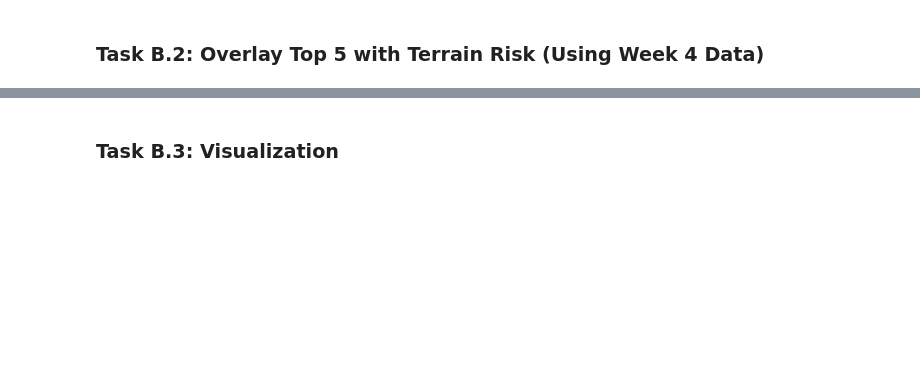
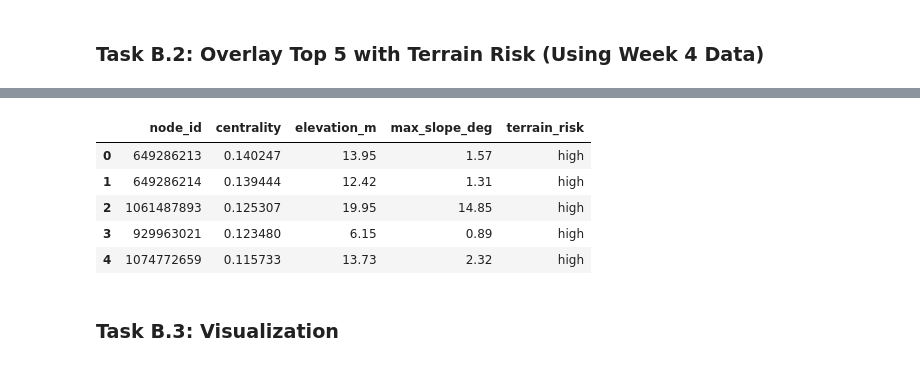
Before and after one commit to bravo309355/2026_Remote_Sensing, a Jupyter notebook: submission/Homework-7/ARIA_v4.ipynb, the cells around one changed output, grey strips where cells are left out. Saved outputs shown, nothing was run; the diff lists cells and outputs as text; code cells hidden in the pictures; blank space fills up the shorter version.

```diff
--- a/submission/Homework-7/ARIA_v4.ipynb
+++ b/submission/Homework-7/ARIA_v4.ipynb
@@ -203,0 +244,77 @@ print(top_5_gdf[['node_id', 'centrality']])
+# %%
+# [S6] Terrain Risk Overlay using Week 4 DEM
+
+from rasterio.warp import transform as rio_transform
+from rasterio.windows import Window
+
+top_5_gdf = gpd.GeoDataFrame(
+    [
+        {
+            "node_id": int(node_id),
+            "centrality": float(cent_val),
+            "geometry": Point(G_proj.nodes[node_id]["x"], G_proj.nodes[node_id]["y"]),
+        }
+        for node_id, cent_val in top_5_nodes
+    ],
+    crs=G_proj.graph["crs"],
+)
+
+def sample_dem_metrics(dem_src, x, y, source_crs):
+    dem_crs = dem_src.crs.to_string() if dem_src.crs else str(source_crs)
+    sample_x, sample_y = float(x), float(y)
+    if dem_crs != str(source_crs):
+        xs, ys = rio_transform(str(source_crs), dem_crs, [sample_x], [sample_y])
+        sample_x, sample_y = xs[0], ys[0]
+
+    elev_sample = next(dem_src.sample([(sample_x, sample_y)], masked=True))[0]
+    elevation = np.nan if np.ma.is_masked(elev_sample) else float(elev_sample)
+
+    row_idx, col_idx = dem_src.index(sample_x, sample_y)
+    patch = dem_src.read(
+        1,
+        window=Window(col_idx - 1, row_idx - 1, 3, 3),
+        boundless=True,
+        masked=True,
+    ).astype("float64")
+    arr = np.asarray(patch.filled(np.nan), dtype="float64")
+    finite = np.isfinite(arr)
+    if finite.sum() < 4:
+        return elevation, np.nan
+    fill_value = float(np.nanmedian(arr[finite]))
+    arr[~finite] = fill_value
+    res_x = abs(float(dem_src.transform.a)) or 20.0
+    res_y = abs(float(dem_src.transform.e)) or 20.0
+    grad_y, grad_x = np.gradient(arr, res_y, res_x)
+    slope_deg = np.degrees(np.arctan(np.sqrt(grad_x**2 + grad_y**2)))
+    return elevation, float(np.nanmax(slope_deg))
+
+risk_rows = []
+with rasterio.open(DEM_PATH) as dem_src:
+    for row in top_5_gdf.itertuples():
+        elevation_m, max_slope_deg = sample_dem_metrics(
+            dem_src,
+            row.geometry.x,
+            row.geometry.y,
+            G_proj.graph["crs"],
+        )
+        if np.isfinite(max_slope_deg) and (max_slope_deg > 45 or elevation_m < 5):
+            terrain_risk = "very_high"
+        elif np.isfinite(max_slope_deg) and (max_slope_deg > 30 or elevation_m < 20):
+            terrain_risk = "high"
+        elif np.isfinite(max_slope_deg) and max_slope_deg > 15:
+            terrain_risk = "medium"
+        else:
+            terrain_risk = "low"
+        risk_rows.append(
+            {
+                "node_id": row.node_id,
+                "elevation_m": round(elevation_m, 2) if np.isfinite(elevation_m) else np.nan,
+                "max_slope_deg": round(max_slope_deg, 2) if np.isfinite(max_slope_deg) else np.nan,
+                "terrain_risk": terrain_risk,
+            }
+        )
+
+top_5_gdf = top_5_gdf.merge(pd.DataFrame(risk_rows), on="node_id", how="left")
+print("Top 5 bottlenecks with Week 4 terrain context:")
+display(top_5_gdf[["node_id", "centrality", "elevation_m", "max_slope_deg", "terrain_risk"]])
+# %% [output]
@@ -204,3 +322,9 @@ print(top_5_gdf[['node_id', 'centrality']])
+|  | node_id | centrality | elevation_m | max_slope_deg | terrain_risk |
+| 0 | 649286213 | 0.140247 | 13.95 | 1.57 | high |
+| 1 | 649286214 | 0.139444 | 12.42 | 1.31 | high |
+| 2 | 1061487893 | 0.125307 | 19.95 | 14.85 | high |
+| 3 | 929963021 | 0.123480 | 6.15 | 0.89 | high |
+| 4 | 1074772659 | 0.115733 | 13.73 | 2.32 | high |
 # %% [markdown]
 ### Task B.3: Visualization
 # %%
```
Also changed, not shown: parts of 51 cells of this notebook, 18 other files.
